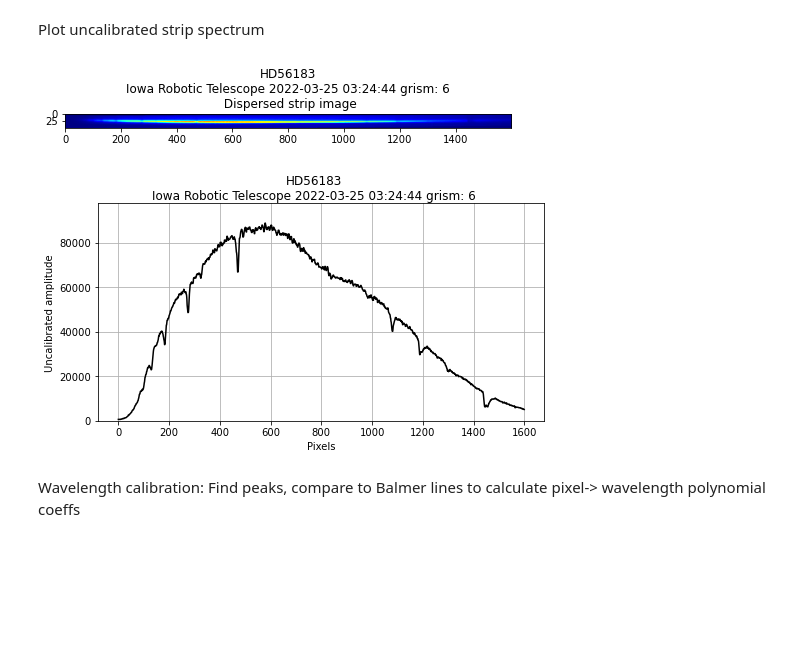
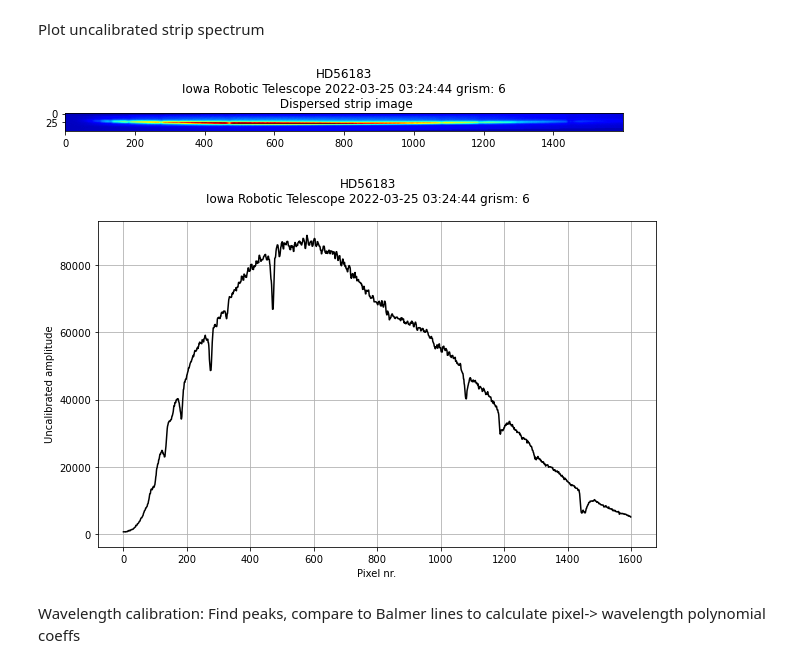
Before and after one commit to WWGolay/plot-grism, a Jupyter notebook: bin/grism_calibrate_notebook.ipynb, the cells around one changed output. Cells and saved outputs as stored; diff of their text form; code cells hidden in the pictures; blank space fills up the shorter version.

Commit message:
Merge analysis&calib classes into grism_tools_lib

```diff
--- a/bin/grism_calibrate_notebook.ipynb
+++ b/bin/grism_calibrate_notebook.ipynb
@@ -31,9 +31,9 @@ else:
 
 # Instantiate class
 
-G = grism_calibrate(fts_file,ref_file)
+G = grism_tools(fts_file,ref_file=ref_file)
 
-image, star, utdate,telescope, instrument, fil = G.get_info()
+image, title, object, utdate, fil, telescope, instrument, z = G.header_params()
 print('%s:  %s   %s  %s' % (star,utdate,telescope,instrument))
 # %% [output]
 Analyzing image ../images/day084/HD56183_2022_03_25_032444_6.fts, grism filter 6
@@ -69,12 +69,12 @@ Plot uncalibrated strip spectrum
 # Plot full image
 fig = G.plot_strip()
 # %% [output]
-[figure, old version]
+[figure, new version]
 # %%
 G.calc_spectrum()
-fig=G.plot_spectrum(uncalibrated = True, medavg =3)
+fig=G.plot_spectrum(calibrated = False, medavg =3)
 # %% [output]
-[figure, old version]
+[figure, new version]
 # %% [markdown]
 Wavelength calibration: Find peaks, compare to Balmer lines to calculate pixel-> wavelength polynomial coeffs
 # %%
```
Also changed, not shown: parts of 5 cells of this notebook, 5 other files.
